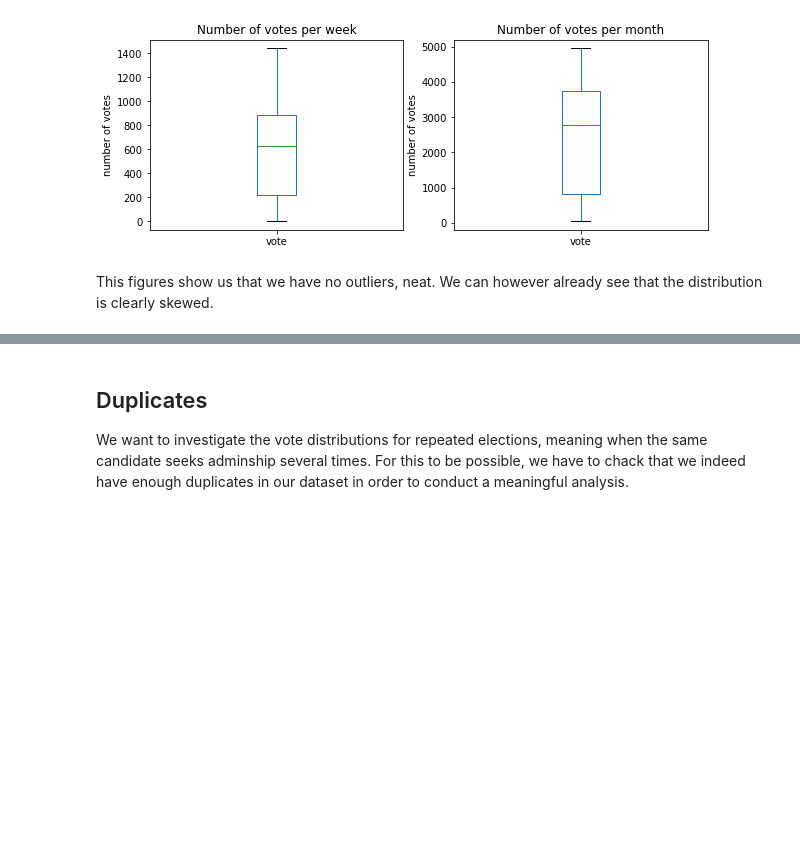
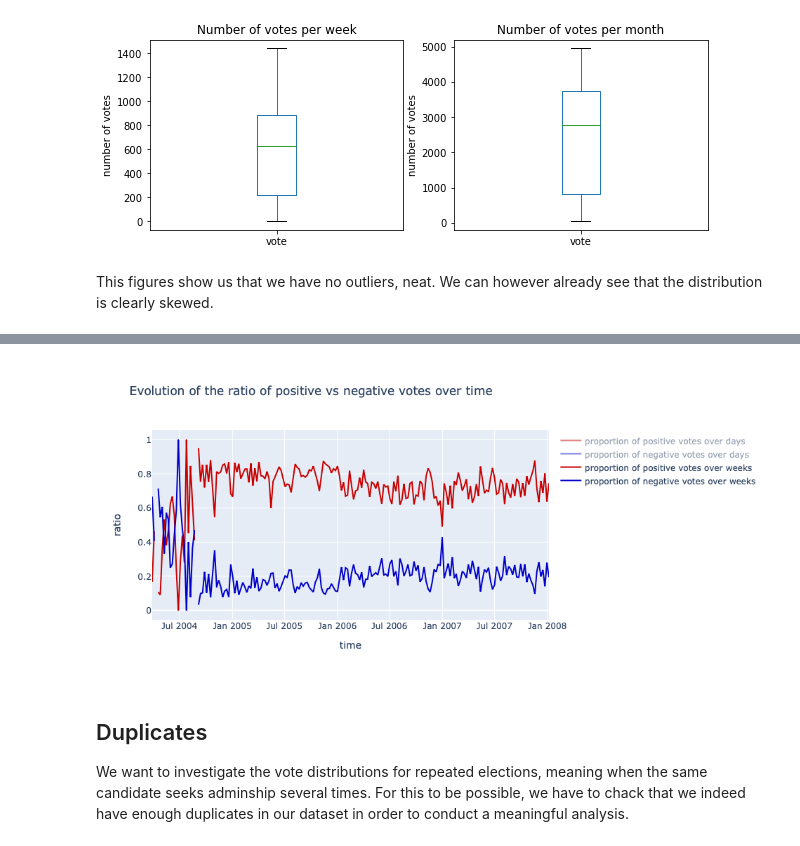
Before and after one commit to epfl-ada/ada-2020-project-milestone-p3-p3_yo-banana-boy, a Jupyter notebook: main.ipynb, the cells around one changed output, grey strips where cells are left out. Cells and saved outputs as stored; diff of their text form; code cells hidden in the pictures; blank space fills up the shorter version.

```diff
--- a/main.ipynb
+++ b/main.ipynb
@@ -439,0 +490,79 @@ https://en.wikipedia.org/wiki/Special:ListUsers?username=&group=sysop&wpsubmit=&
+# %%
+#creation of two dataframes containing only positive or negative votes respectively
+pos_votes=sign_time[sign_time['vote'].apply(lambda x: x==1)]
+neg_votes=sign_time[sign_time['vote'].apply(lambda x: x==-1)]
+
+#average over days, weeks, months and years
+total_day=sign_time.groupby(pd.Grouper(key="vote_time", freq="D")).count()
+sign_avg_day_pos = pos_votes.groupby(pd.Grouper(key="vote_time", freq="D")).count()/total_day
+sign_avg_day_neg = neg_votes.groupby(pd.Grouper(key="vote_time", freq="D")).count()/total_day
+#sign_avg_day['count'] = sign_time.groupby(pd.Grouper(key="vote_time", freq="D")).count()
+total_week=sign_time.groupby(pd.Grouper(key="vote_time", freq="W")).count()
+sign_avg_week_pos = pos_votes.groupby(pd.Grouper(key="vote_time", freq="W")).count()/total_week
+sign_avg_week_neg = neg_votes.groupby(pd.Grouper(key="vote_time", freq="W")).count()/total_week
+#sign_avg_week['count'] = sign_time.groupby(pd.Grouper(key="vote_time", freq="W")).count()
+total_month=sign_time.groupby(pd.Grouper(key="vote_time", freq="M")).count()
+sign_avg_month_pos = pos_votes.groupby(pd.Grouper(key="vote_time", freq="M")).count()/total_month
+sign_avg_month_neg = neg_votes.groupby(pd.Grouper(key="vote_time", freq="M")).count()/total_month
+#sign_avg_month['count'] = sign_time.groupby(pd.Grouper(key="vote_time", freq="M")).count()
+total_year=sign_time.groupby(pd.Grouper(key="vote_time", freq="Y")).count()
+sign_avg_year_pos = pos_votes.groupby(pd.Grouper(key="vote_time", freq="Y")).count()/total_year
+sign_avg_year_neg = neg_votes.groupby(pd.Grouper(key="vote_time", freq="Y")).count()/total_year
+#sign_avg_year['count'] = sign_time.groupby(pd.Grouper(key="vote_time", freq="Y")).count()
+
+fig = go.Figure()
+
+#traces for days
+fig.add_trace(go.Scatter(
+    x = sign_avg_day_pos.index,
+    y = sign_avg_day_pos['vote'],
+    mode ="lines",
+    name ="proportion of positive votes over days",
+    line =dict(color = 'rgb(200, 0, 0)'),
+    visible = 'legendonly',
+    hovertemplate =
+    '<br><b>Date </b>: %{x}'+
+    '<br><b>Average vote </b>: %{y:.2f}'
+))
+fig.add_trace(go.Scatter(
+    x = sign_avg_day_neg.index,
+    y = sign_avg_day_neg['vote'],
+    mode = "lines",
+    name = "proportion of negative votes over days",
+    line = dict(color='rgb(0, 0, 200)'),
+    visible = 'legendonly',
+    hovertemplate =
+    '<br><b>Date </b>: %{x}'+
+    '<br><b>Average vote </b>: %{y:.2f}'
+))
+
+#traces for weeks
+fig.add_trace(go.Scatter(
+    x = sign_avg_week_pos.index,
+    y = sign_avg_week_pos['vote'],
+    mode = "lines",
+    name = "proportion of positive votes over weeks",
+    line = dict(color = 'rgb(200, 0, 0)'),
+    hovertemplate =
+    '<br><b>Date </b>: %{x}'+
+    '<br><b>Average vote </b>: %{y:.2f}'
+))
+fig.add_trace(go.Scatter(
+    x = sign_avg_week_neg.index,
+    y = sign_avg_week_neg['vote'],
+    mode ="lines",
+    name ="proportion of negative votes over weeks",
+    line = dict(color = 'rgb(0, 0, 200)'),
+    hovertemplate =
+    '<br><b>Date </b>: %{x}'+
+    '<br><b>Average vote </b>: %{y:.2f}'
+))
+
+
+fig.update_layout(
+    title = "Evolution of the ratio of positive vs negative votes over time",
+    xaxis_title = "time",
+    yaxis_title = "ratio")
+fig.show()
+# %% [output]
+[figure, added]
```
Also changed, not shown: parts of 14 cells of this notebook.
